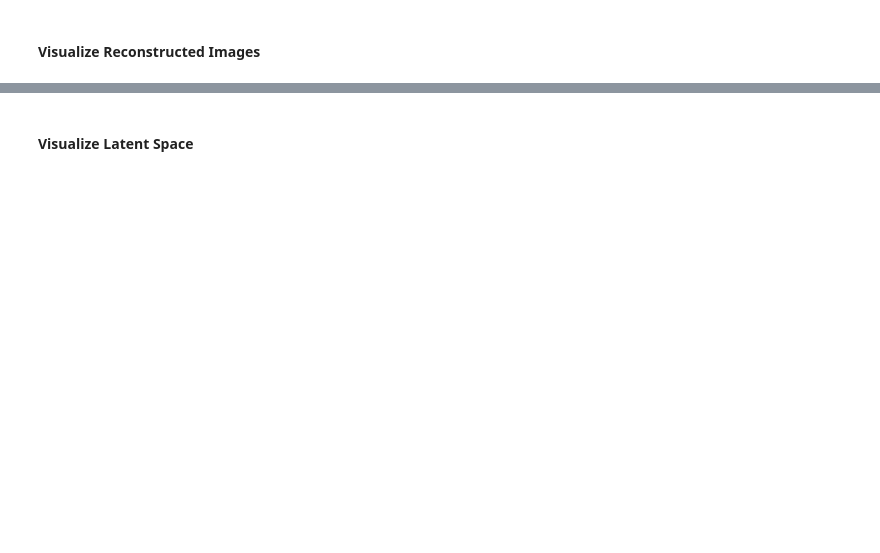
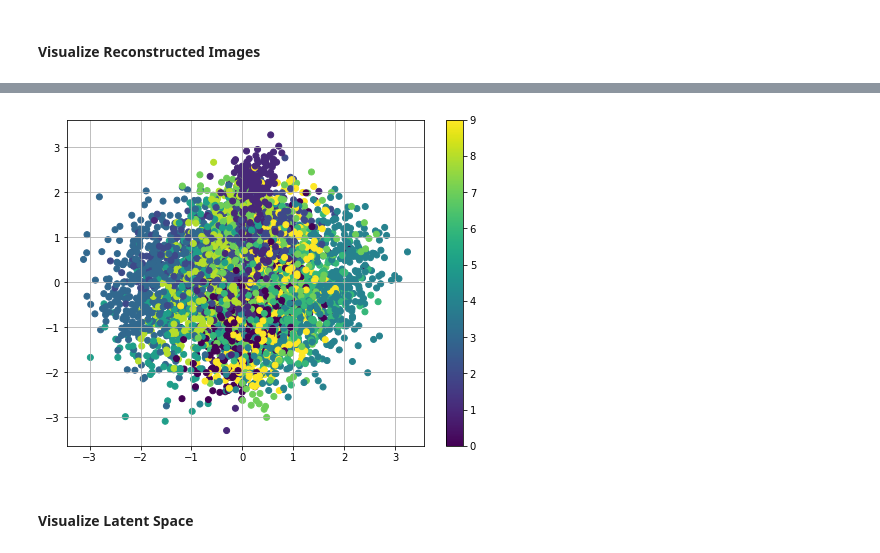
Before and after one commit to yizi0511/sta_663_vae, a Jupyter notebook: VAE-TF.ipynb, the cells around one changed output, grey strips where cells are left out. Cells and saved outputs as stored; diff of their text form; code cells hidden in the pictures; blank space fills up the shorter version.

```diff
--- a/VAE-TF.ipynb
+++ b/VAE-TF.ipynb
@@ -230,2 +316,16 @@ plt.tight_layout()
+# %%
+images = mnist.train_images()
+labels = mnist.train_labels()
+x_sample = (images.reshape((60000, 784)) / 255)[:5000,]
+y_sample = labels[:5000]
+z_mu = vae_2d.transform1d(x_sample)
+plt.figure(figsize=(8, 6))
+#plt.scatter(z_mu[:, 0], z_mu[:, 1], c=np.argmax(y_sample))
+plt.scatter(z_mu[:, 0], z_mu[:, 1], c=y_sample)
+#plt.scatter(z_mu[:, 0], z_mu[:, 1])
+plt.colorbar()
+plt.grid()
+# %% [output]
+[figure, added]
 # %% [markdown]
 #### Visualize Latent Space
```
Also changed, not shown: parts of 14 cells of this notebook, 31 other files.
